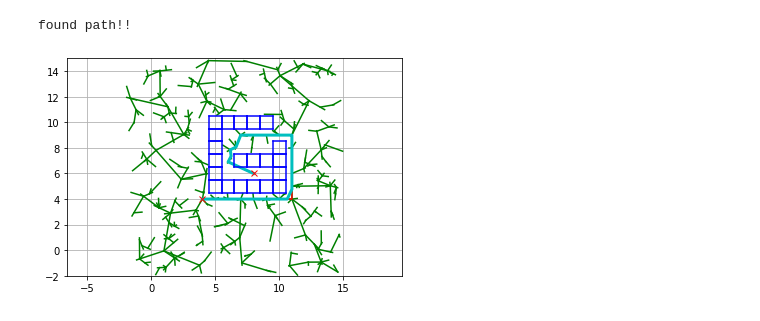
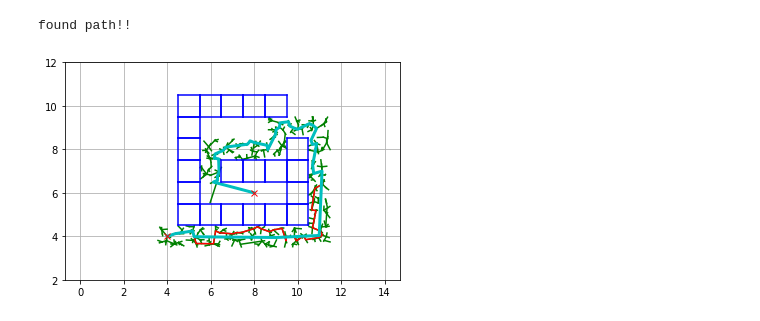
Before and after one commit to braraki/logical-options-framework, a Jupyter notebook: simulator/RRT/test_rrt.ipynb, the cells around one changed output. Drawn from its saved outputs; the diff is of its cells as text; code cells hidden in the pictures.

```diff
--- a/simulator/RRT/test_rrt.ipynb
+++ b/simulator/RRT/test_rrt.ipynb
@@ -13,8 +13,6 @@ except ImportError:
     raise
 # %%
 show_animation = False
-gx=8.0
-gy=6.0
 # ====Search Path with RRT====
 obstacleList = [
     (5, 5, 1),
@@ -40,6 +38,7 @@ obstacleList = [
     (9, 7, 1)
 ]  # [x, y, radius]
 path = [
+    (4, 4),
     (5, 4),
     (6, 4),
     (7, 4),
@@ -48,35 +47,42 @@ path = [
     (10, 4),
     (11, 4),
     (11, 5),
     (11, 6),
     (11, 7),
     (11, 8),
     (11, 9),
     (10, 9),
     (9, 9),
-    (8, 9),
-    (7, 9)
+    (9, 8),
+    (8, 8),
+    (7, 8),
+    (6, 8),
+    (6, 7),
+    (6, 6),
+    (7, 6),
+    (8, 6)
 ]
 # Set Initial parameters
 rrt = RRT(start=[4, 4],
-            goal=[gx, gy],
-            rand_area=[-2, 15],
+            goal=[8, 6],
+            rand_area=[2, 12],
             obstacle_list=obstacleList,
+            max_iter=200,
             path=path)
 path = rrt.planning(animation=show_animation)
 
 if path is None:
     print("Cannot find path")
 else:
     print("found path!!")
 
 # Path smoothing
 maxIter = 1000
 smoothedPath = path_smoothing(path, maxIter, obstacleList)
 
 rrt.draw_graph(path=path, smoothed_path=smoothedPath)
 plt.pause(0.01)  # Need for Mac
 plt.show()
 # %% [output]
 found path!!
-[figure, old version]
+[figure, new version]
```
Also changed, not shown: 19 other files.
